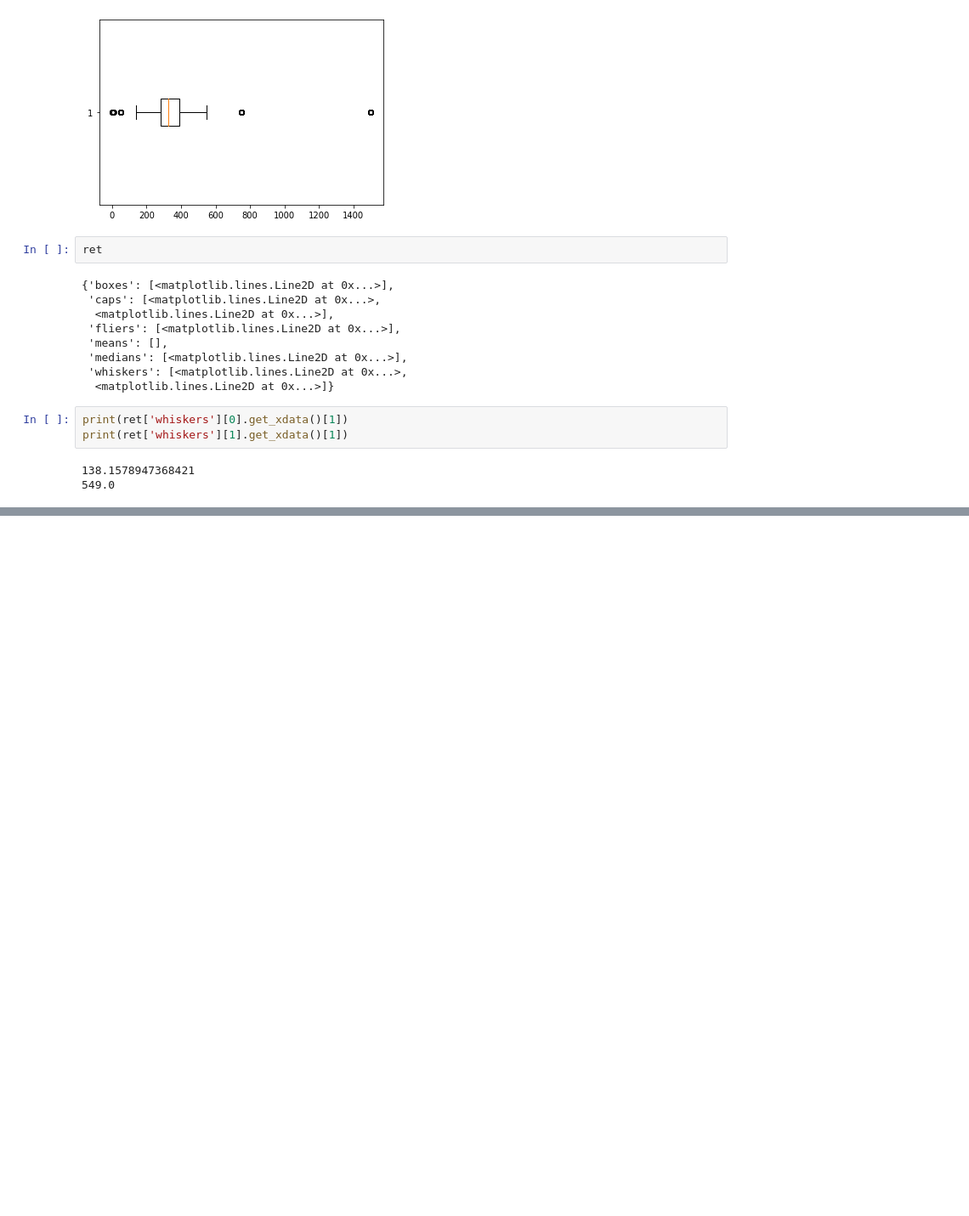
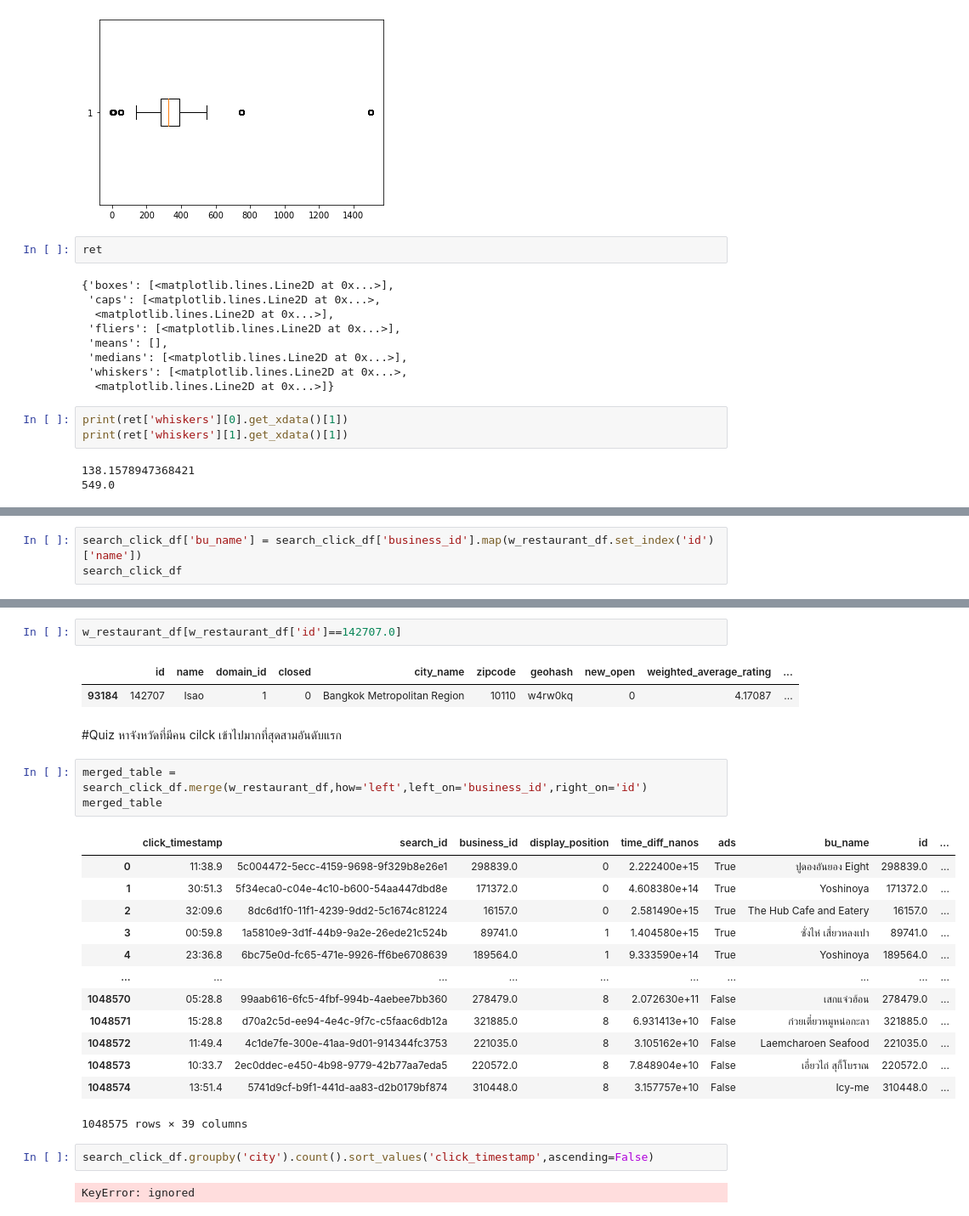
Before and after one commit to RYOMAKUNG/KKU_data_mining, a Jupyter notebook: Pandas_101.ipynb, the cells around one changed output, grey strips where cells are left out. Shown: that part at 85% size. Saved outputs shown, nothing was run; the diff lists cells and outputs as text; blank space fills up the shorter version.

Commit message:
Quiz1

```diff
--- a/Pandas_101.ipynb
+++ b/Pandas_101.ipynb
@@ -491,0 +511,3 @@ nooutlier_nomissing
+# %%
+search_click_df['bu_name'] = search_click_df['business_id'].map(w_restaurant_df.set_index('id')['name'])
+search_click_df
@@ -491,0 +547,28 @@ nooutlier_nomissing
+# %%
+w_restaurant_df[w_restaurant_df['id']==142707.0]
+# %% [output]
+|  | id | name | domain_id | closed | city_name | zipcode | geohash | new_open | weighted_average_rating | ... |
+| 93184 | 142707 | Isao | 1 | 0 | Bangkok Metropolitan Region | 10110 | w4rw0kq | 0 | 4.17087 | ... |
+# %% [markdown]
+#Quiz หาจังหวัดที่มีคน cilck เข้าไปมากที่สุดสามอันดับแรก
+# %%
+merged_table = search_click_df.merge(w_restaurant_df,how='left',left_on='business_id',right_on='id')
+merged_table
+# %% [output]
+|  | click_timestamp | search_id | business_id | display_position | time_diff_nanos | ads | bu_name | id | ... |
+| 0 | 11:38.9 | 5c004472-5ecc-4159-9698-9f329b8e26e1 | 298839.0 | 0 | 2.222400e+15 | True | ปูดองอันยอง Eight | 298839.0 | ... |
+| 1 | 30:51.3 | 5f34eca0-c04e-4c10-b600-54aa447dbd8e | 171372.0 | 0 | 4.608380e+14 | True | Yoshinoya | 171372.0 | ... |
+| 2 | 32:09.6 | 8dc6d1f0-11f1-4239-9dd2-5c1674c81224 | 16157.0 | 0 | 2.581490e+15 | True | The Hub Cafe and Eatery | 16157.0 | ... |
+| 3 | 00:59.8 | 1a5810e9-3d1f-44b9-9a2e-26ede21c524b | 89741.0 | 1 | 1.404580e+15 | True | ซั่งไห่ เสี่ยวหลงเปา | 89741.0 | ... |
+| 4 | 23:36.8 | 6bc75e0d-fc65-471e-9926-ff6be6708639 | 189564.0 | 1 | 9.333590e+14 | True | Yoshinoya | 189564.0 | ... |
+| ... | ... | ... | ... | ... | ... | ... | ... | ... | ... |
+| 1048570 | 05:28.8 | 99aab616-6fc5-4fbf-994b-4aebee7bb360 | 278479.0 | 8 | 2.072630e+11 | False | เสกแจ่วฮ้อน | 278479.0 | ... |
+| 1048571 | 15:28.8 | d70a2c5d-ee94-4e4c-9f7c-c5faac6db12a | 321885.0 | 8 | 6.931413e+10 | False | ก๋วยเตี๋ยวหมูหน่อกะลา | 321885.0 | ... |
+| 1048572 | 11:49.4 | 4c1de7fe-300e-41aa-9d01-914344fc3753 | 221035.0 | 8 | 3.105162e+10 | False | Laemcharoen Seafood | 221035.0 | ... |
+| 1048573 | 10:33.7 | 2ec0ddec-e450-4b98-9779-42b77aa7eda5 | 220572.0 | 8 | 7.848904e+10 | False | เอี่ยวไถ่ สุกี้โบราณ | 220572.0 | ... |
+| 1048574 | 13:51.4 | 5741d9cf-b9f1-441d-aa83-d2b0179bf874 | 310448.0 | 8 | 3.157757e+10 | False | Icy-me | 310448.0 | ... |
+1048575 rows × 39 columns
+# %%
+search_click_df.groupby('city').count().sort_values('click_timestamp',ascending=False)
+# %% [output]
+KeyError: ignored
```
Also changed, not shown: parts of 8 cells of this notebook.
